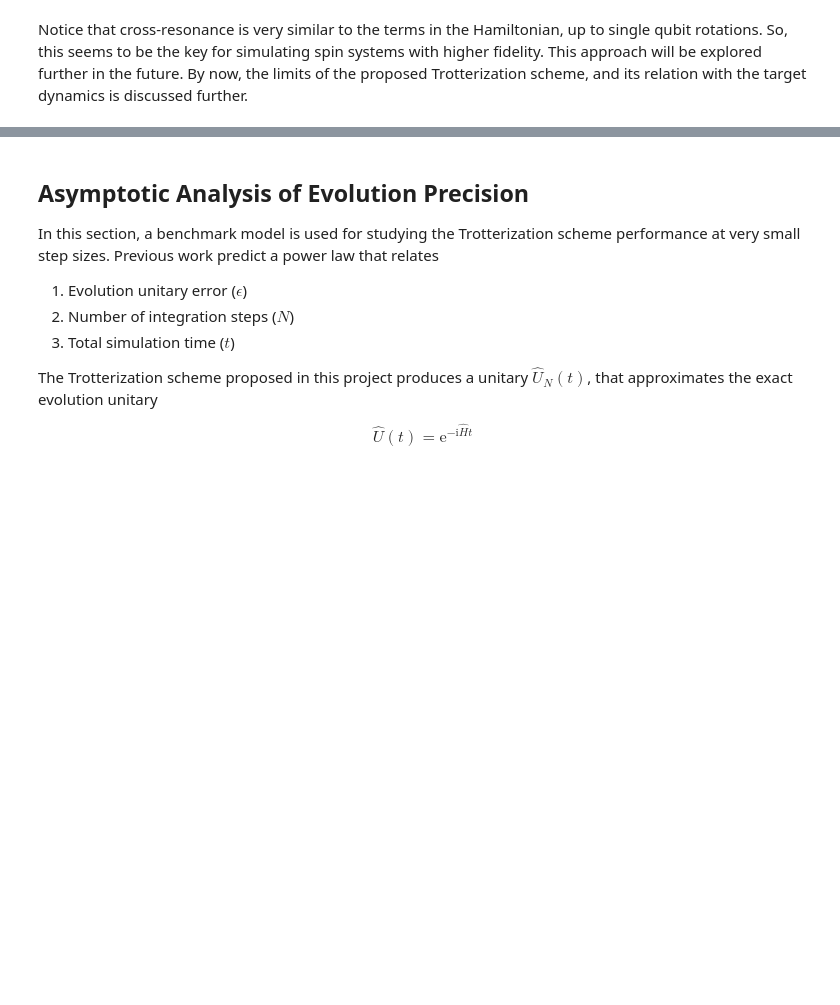
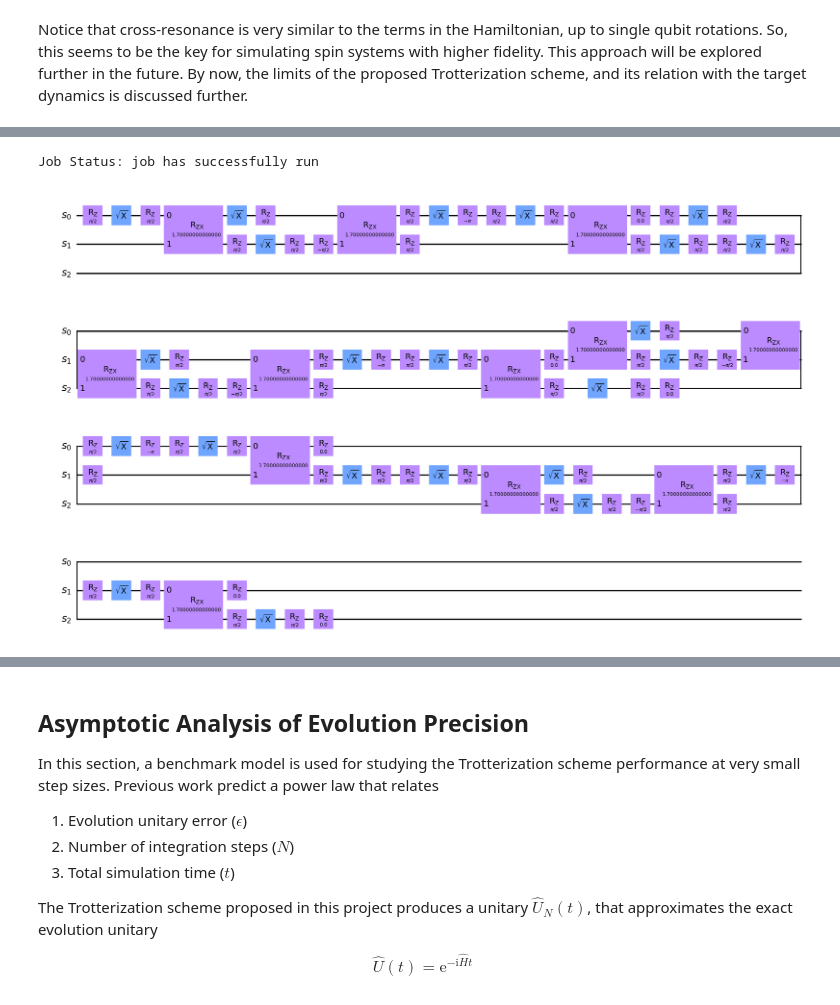
Before and after one commit to DiegoHerrera262/Thesis2020, a Jupyter notebook: PyHeisenberg/Benchmarking.ipynb, the cells around one changed output, grey strips where cells are left out. Drawn from its saved outputs; the diff is of its cells as text; code cells hidden in the pictures; blank space fills up the shorter version.

Commit message:
feature: set up class execution function for overload with pulse.

```diff
--- a/PyHeisenberg/Benchmarking.ipynb
+++ b/PyHeisenberg/Benchmarking.ipynb
@@ -322,0 +327,16 @@ Notice that cross-resonance is very similar to the terms in the Hamiltonian, up
+# %%
+pGraph = PulseSpinGraph(
+    spinInteractions={
+        (0, 1): [1, 1, 1],
+        (1, 2): [1, 1, 1],
+    },
+    externalField={
+        0: [0.0, 0.0, 0.0],
+        1: [0.0, 0.0, 0.0],
+    },
+    localSimulation=False,
+    backendName='ibmq_jakarta',
+    noisySimulation=False,
+    initialState=1/np.sqrt(2) * np.array([1, 0, 1, 0, 0, 0, 0, 0])
+)
+pAnalyzer = DataAnalyzer(spinGraph=pGraph)
@@ -322,0 +351,4 @@ Notice that cross-resonance is very similar to the terms in the Hamiltonian, up
+# %%
+measurementFitter = pGraph.getCalibrationFitter()
+# %% [output]
+Job Status: job has successfully run
@@ -322,0 +363,5 @@ Notice that cross-resonance is very similar to the terms in the Hamiltonian, up
+# %%
+demoCircuit = pGraph.rawEvolutionCircuit(STEPS=2)
+demoCircuit.decompose().draw(output="mpl")
+# %% [output]
+[figure, added]
```
Also changed, not shown: parts of 9 cells of this notebook, 4 other files.
